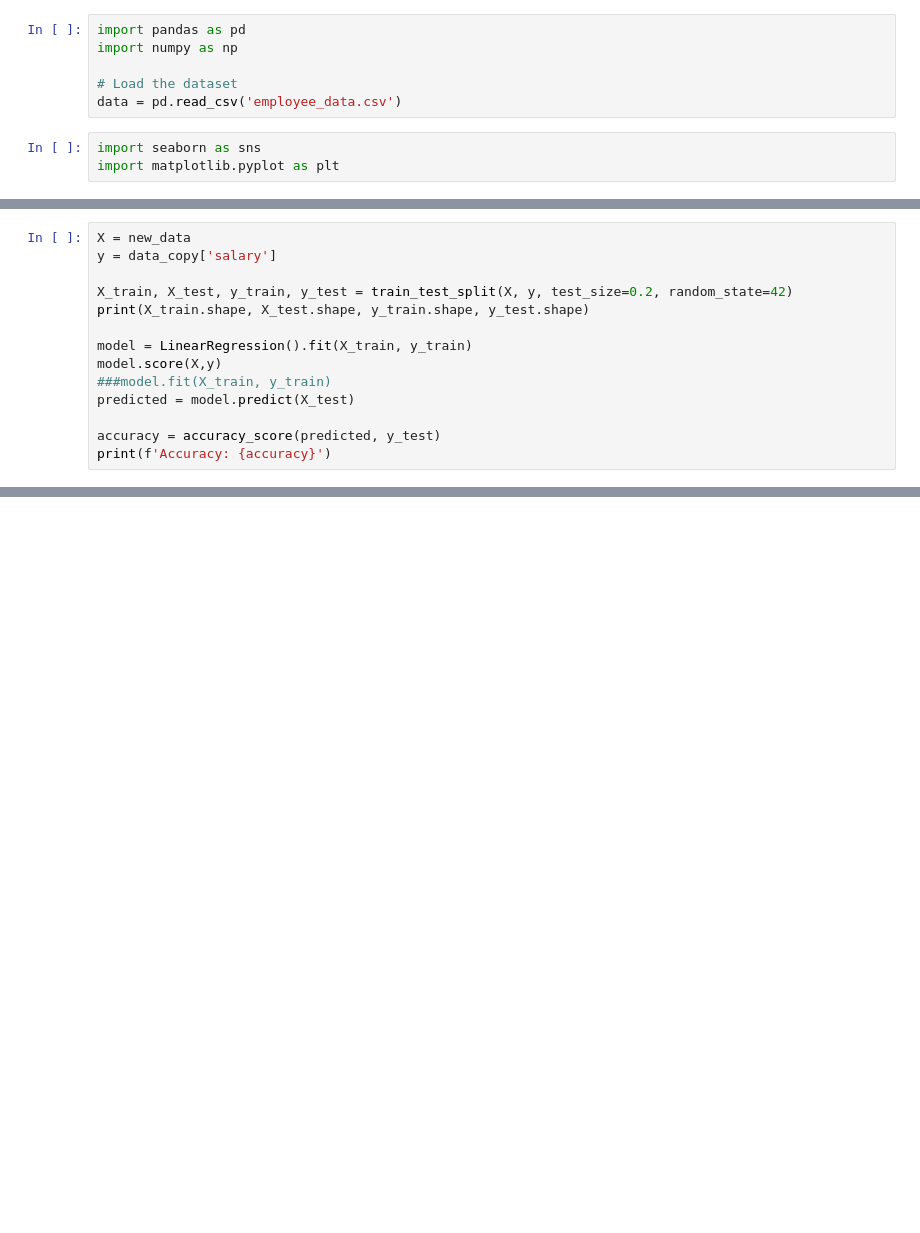
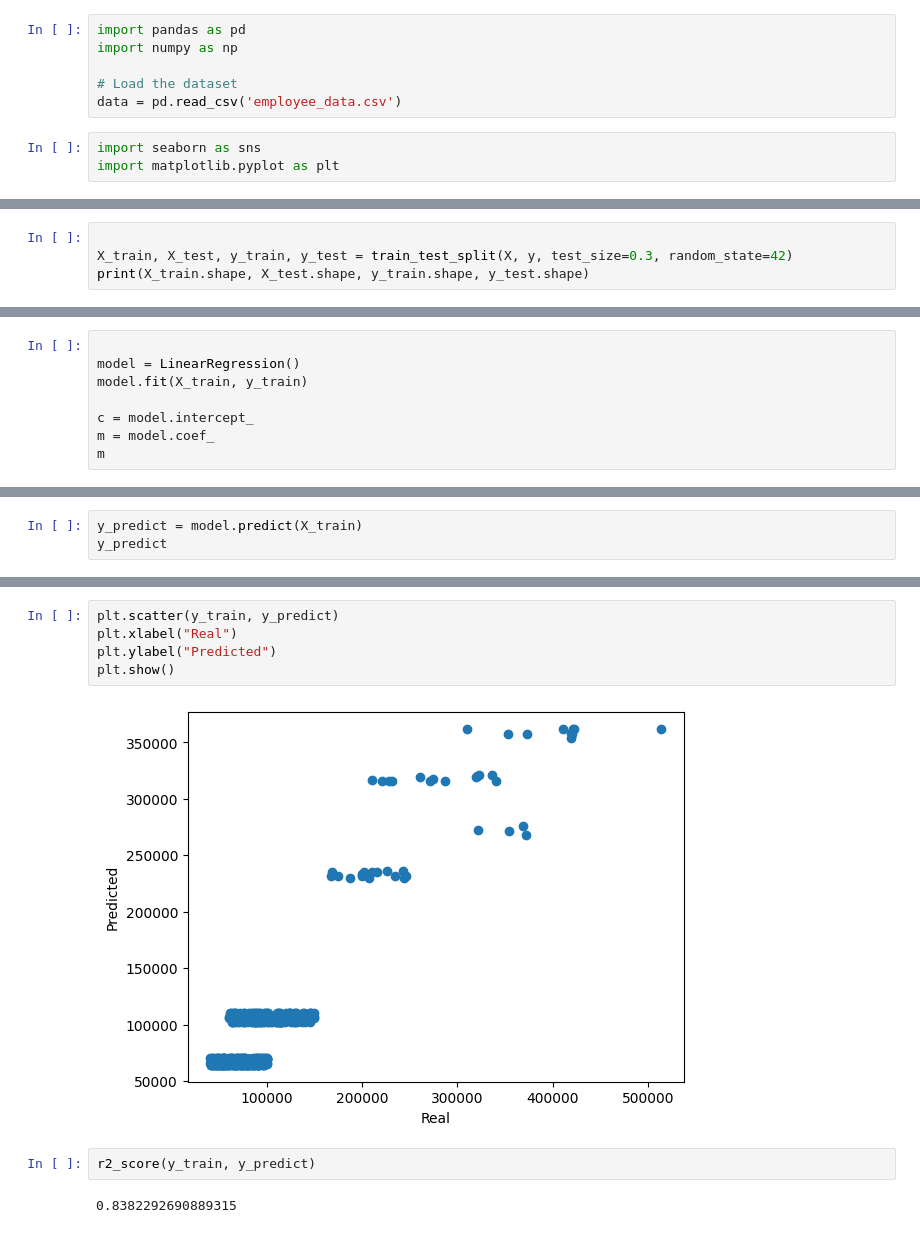
Before and after one commit to john-antony/EDP-Capstone, a Jupyter notebook: python/model_training.ipynb, the cells around one changed output, grey strips where cells are left out. Cells and saved outputs as stored; diff of their text form; blank space fills up the shorter version.

```diff
--- a/python/model_training.ipynb
+++ b/python/model_training.ipynb
@@ -65,15 +66,5 @@ from sklearn.metrics import accuracy_score
 # %%
-X = new_data
-y = data_copy['salary']
 
-X_train, X_test, y_train, y_test = train_test_split(X, y, test_size=0.2, random_state=42)
+X_train, X_test, y_train, y_test = train_test_split(X, y, test_size=0.3, random_state=42)
 print(X_train.shape, X_test.shape, y_train.shape, y_test.shape)
-
-model = LinearRegression().fit(X_train, y_train)
-model.score(X,y)
-###model.fit(X_train, y_train)
-predicted = model.predict(X_test)
-
-accuracy = accuracy_score(predicted, y_test)
-print(f'Accuracy: {accuracy}')
 # %% [output]
@@ -81,0 +72,8 @@ Accuracy: 0.0
+# %%
+
+model = LinearRegression()
+model.fit(X_train, y_train)
+
+c = model.intercept_
+m = model.coef_
+m
@@ -81,0 +86,3 @@ Accuracy: 0.0
+# %%
+y_predict = model.predict(X_train)
+y_predict
@@ -81,0 +107,11 @@ Accuracy: 0.0
+# %%
+plt.scatter(y_train, y_predict)
+plt.xlabel("Real")
+plt.ylabel("Predicted")
+plt.show()
+# %% [output]
+[figure, added]
+# %%
+r2_score(y_train, y_predict)
+# %% [output]
+0.8382292690889315
```
Also changed, not shown: parts of 11 cells of this notebook, 3 other files.
